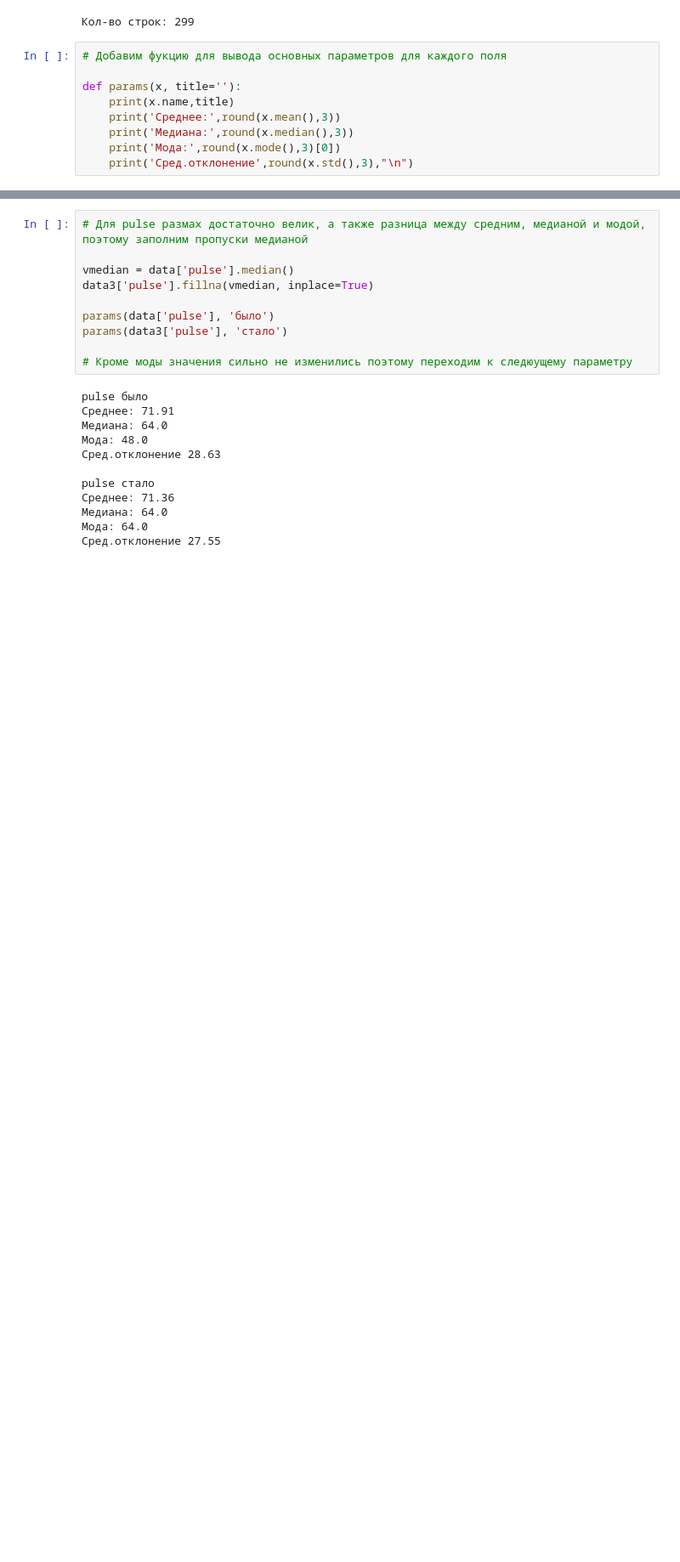
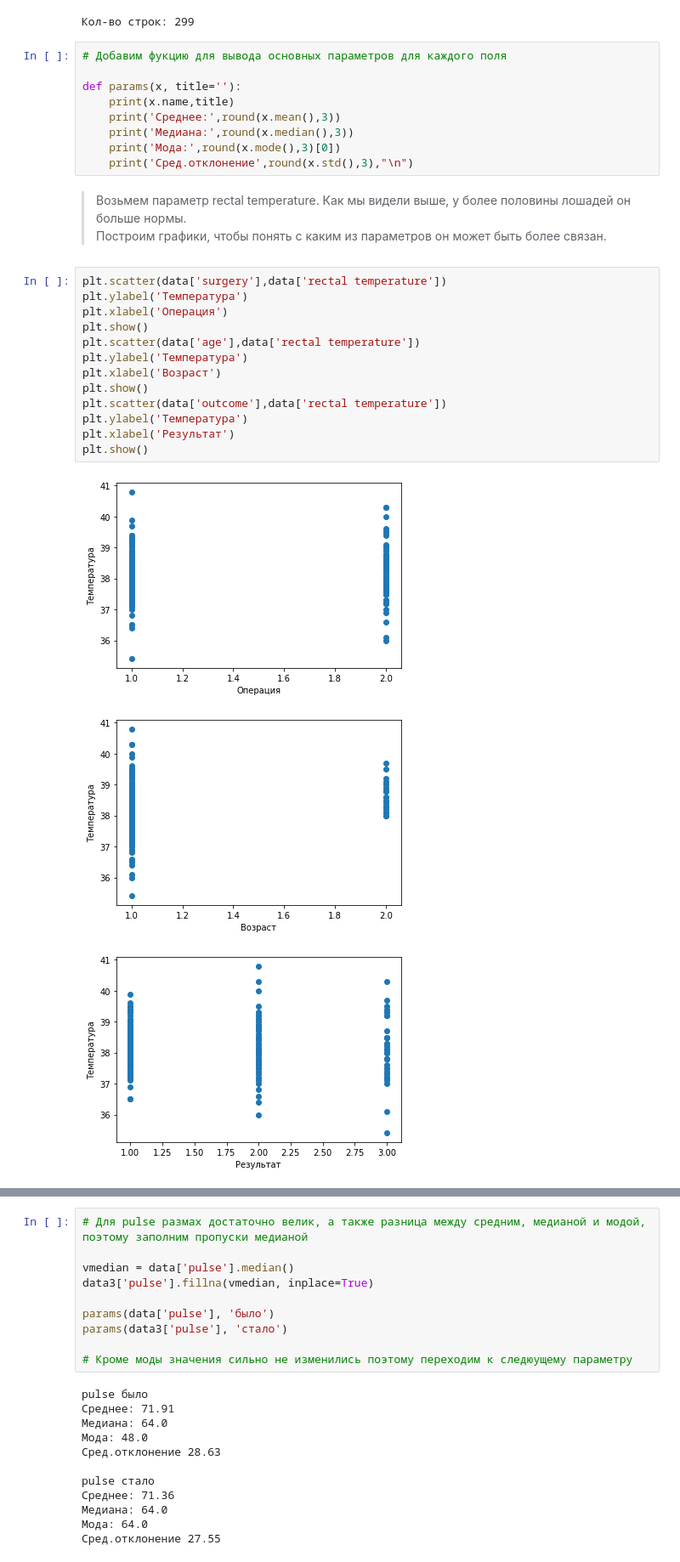
Before and after one commit to iamdenizzz/pyda-10, a Jupyter notebook: 22/stat_basics.ipynb, the cells around one changed output, grey strips where cells are left out. Shown at 85% size. Saved outputs shown, nothing was run; the diff lists cells and outputs as text; blank space fills up the shorter version.

```diff
--- a/22/stat_basics.ipynb
+++ b/22/stat_basics.ipynb
@@ -355,3 +355,23 @@ def params(x, title=''):
     print('Медиана:',round(x.median(),3))
     print('Мода:',round(x.mode(),3)[0])
     print('Сред.отклонение',round(x.std(),3),"\n")
+# %% [markdown]
+> Возьмем параметр rectal temperature. Как мы видели выше, у более половины лошадей он больше нормы.<br>
+Построим графики, чтобы понять с каким из параметров он может быть более связан.
+# %%
+plt.scatter(data['surgery'],data['rectal temperature'])
+plt.ylabel('Температура')
+plt.xlabel('Операция')
+plt.show()
+plt.scatter(data['age'],data['rectal temperature'])
+plt.ylabel('Температура')
+plt.xlabel('Возраст')
+plt.show()
+plt.scatter(data['outcome'],data['rectal temperature'])
+plt.ylabel('Температура')
+plt.xlabel('Результат')
+plt.show()
+# %% [output]
+[figure, added]
+[figure, added]
+[figure, added]
```
Also changed, not shown: parts of 6 cells of this notebook.
